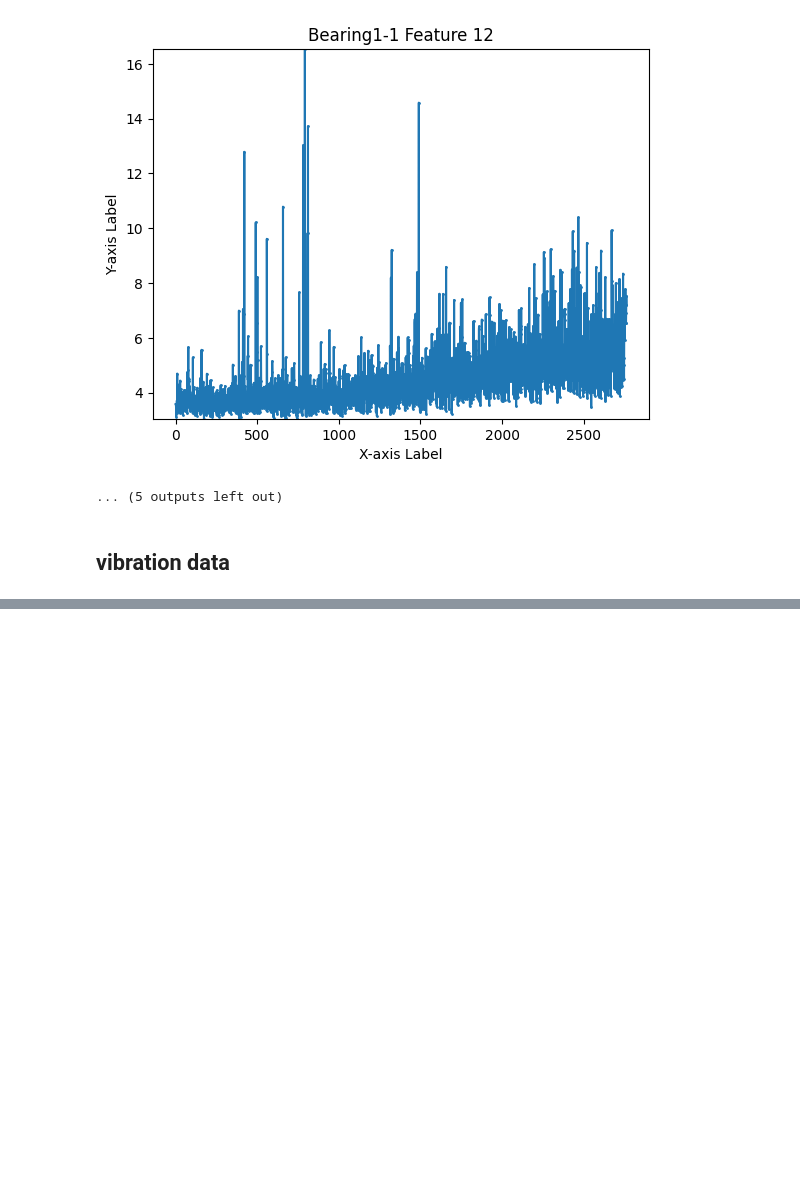
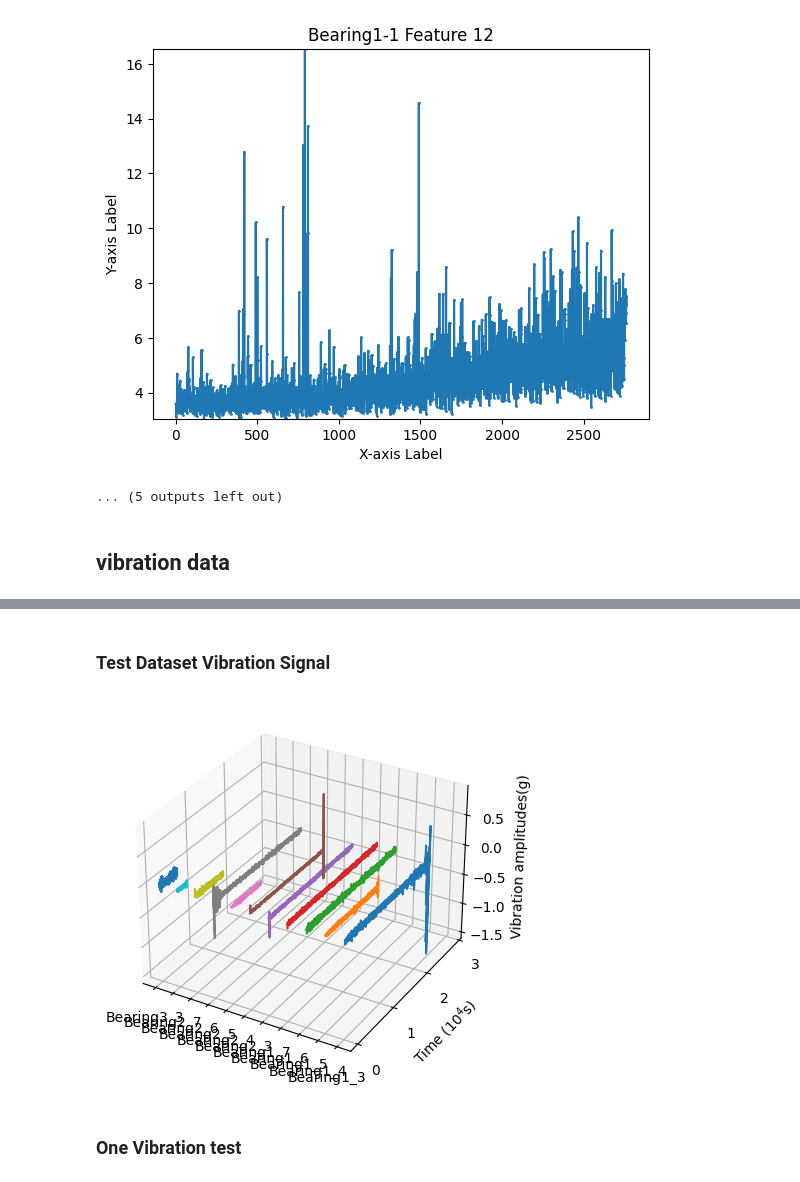
Before and after one commit to qawl987/DAST-self, a Jupyter notebook: notebook/FEMTO-st/visualization/main.ipynb, the cells around one changed output, grey strips where cells are left out. Saved outputs shown, nothing was run; the diff lists cells and outputs as text; code cells hidden in the pictures; blank space fills up the shorter version.

```diff
--- a/notebook/FEMTO-st/visualization/main.ipynb
+++ b/notebook/FEMTO-st/visualization/main.ipynb
@@ -179,0 +212,38 @@ plt.show()
+# %% [markdown]
+### Test Dataset Vibration Signal
+# %%
+FEMTO = '../../../data/10FEMTO/raw_data/Validation_set/'
+FOLDERS = ['Bearing1_3', 'Bearing1_4', 'Bearing1_5', 'Bearing1_6', 'Bearing1_7', \
+            'Bearing2_3', 'Bearing2_4', 'Bearing2_5', 'Bearing2_6', 'Bearing2_7',\
+            'Bearing3_3']
+ax = plt.figure().add_subplot(111, projection='3d')
+for (i, folder) in enumerate(FOLDERS):
+    accs = os.listdir(FEMTO+folder)
+    accs.sort()
+    accs = [acc for acc in accs if acc.startswith('acc')]
+    y_list = []
+    x_list = []
+    for stamp, acc in enumerate(accs):
+        x = pd.read_csv(f'{FEMTO}/{folder}/{acc}', header=None, sep=',', usecols=[4])
+        x_avg = x.sum() / len(x)
+        y_list.append(x_avg)
+        x_list.append(stamp)
+    y_list = np.array(y_list)
+    y_list = y_list.reshape(-1)
+    ax.plot(xs=x_list, ys=y_list, zs=-i, zdir='x', label='curve in (x, y)', markersize='0.1')
+
+ax.set_xticks(np.arange(0, -11, -1))
+ax.set_xticklabels(['Bearing1_3', 'Bearing1_4', 'Bearing1_5', 'Bearing1_6', 'Bearing1_7', \
+            'Bearing2_3', 'Bearing2_4', 'Bearing2_5', 'Bearing2_6', 'Bearing2_7',\
+            'Bearing3_3'])
+
+ax.set_ylabel('Time ($ 10^4$s)')
+ax.set_yticks(np.arange(0, 4000, 1000))
+ax.set_yticklabels([f'{i}' for i in range(4)])
+
+ax.set_zlabel('Vibration amplitudes(g)')
+plt.show()
+# %% [output]
+[figure, added]
+# %% [markdown]
+### One Vibration test
```
Also changed, not shown: parts of 5 cells of this notebook, 1 other file.
